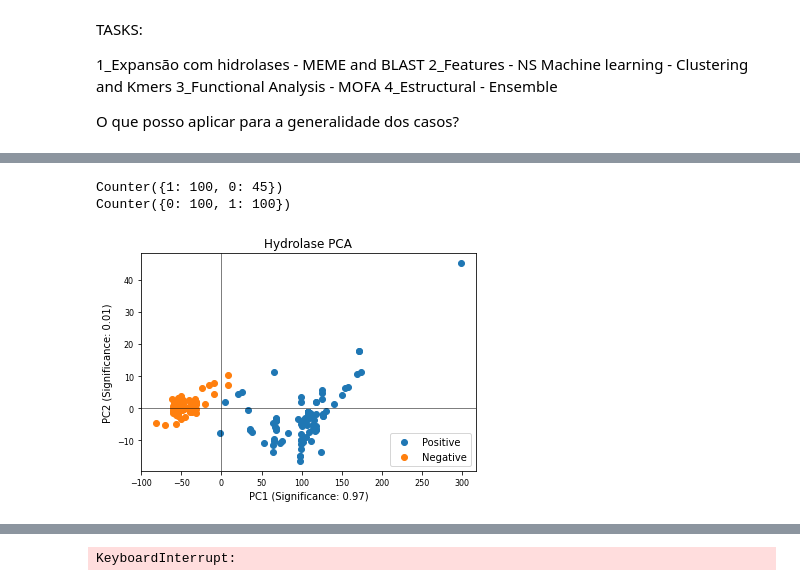
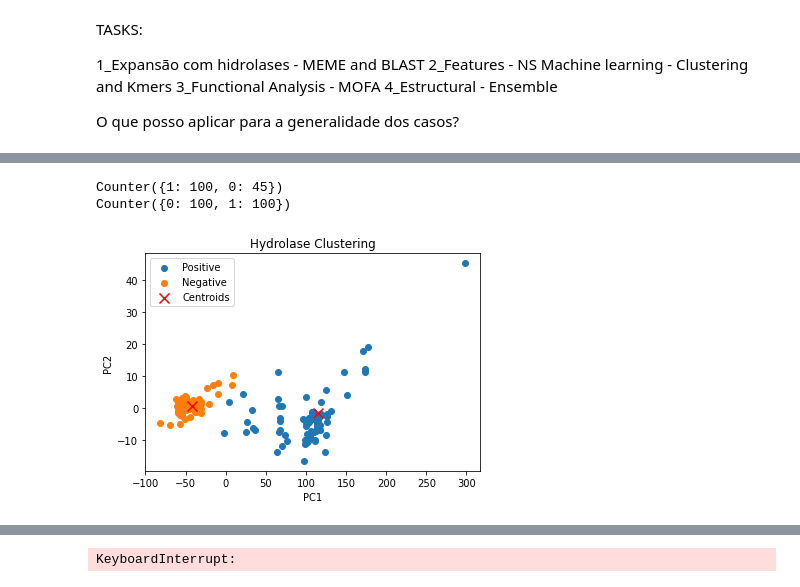
Before and after one commit to SLFM23/Project, a Jupyter notebook: ProjectCode.ipynb, the cells around one changed output, grey strips where cells are left out. Drawn from its saved outputs; the diff is of its cells as text; code cells hidden in the pictures.

Commit message:
MEME and Clust

```diff
--- a/ProjectCode.ipynb
+++ b/ProjectCode.ipynb
@@ -59,4 +59,6 @@ KeyboardInterrupt:
 # %%
+# Clustering
+
 from Bio import SeqIO
 import pandas as pd
 from sklearn.decomposition import PCA
@@ -64,6 +66,7 @@ from imblearn.over_sampling import SMOTE
 import matplotlib.pyplot as plt
 from collections import Counter
 from numpy import where
+from sklearn.cluster import KMeans
 
 # Extrair os descriptores
 def extract_descriptors(sequence):
@@ -95,7 +98,7 @@ negative_file = '/Users/Sergiomendes/Desktop/Project/data/notPET.fasta'
 df = create_dataframe(positive_file, negative_file)
 
 # Executar PCA
-pca = PCA(n_components=2)  # Set n_components to 2
+pca = PCA(n_components=2)  # Definir o número de componentes principais desejado
 descriptors = df['Descriptor'].values.tolist()
 pca_result = pca.fit_transform(descriptors)
 
@@ -114,50 +117,53 @@ y = df['Label'].values
 counter = Counter(y)
 print(counter)
 
+# Aplicar K-means
+kmeans = KMeans(n_clusters=2)  # Definir o número de clusters desejado
+kmeans.fit(X_resampled)
+
+# Obter os rótulos dos clusters
+kmeans_labels = kmeans.predict(X_resampled)
+
+# Criar um novo DataFrame para os rótulos do K-means
+kmeans_df = pd.DataFrame({'KMeansLabel': kmeans_labels})
+
+# Mesclar o DataFrame original com o DataFrame dos rótulos do K-means
+df = pd.concat([df, kmeans_df], axis=1)
+
 # Aplicar SMOTE de modo a gerar amostras sintéticas para os casos negativos
 oversample = SMOTE()
 X_resampled, y_resampled = oversample.fit_resample(X, y)
 
 # Sumarizar a nova distribuição de classes
 counter = Counter(y_resampled)
 print(counter)
 
 # Mapeamento das labels para as legendas desejadas
 label_legend_mapping = {0: 'Positive', 1: 'Negative'}
 
-# Visualizar o gráfico de dispersão
+# Visualizar o gráfico de dispersão com os clusters
 for label, _ in counter.items():
     row_ix = where(y_resampled == label)[0]
-    plt.scatter(X_resampled[row_ix, 0], X_resampled[row_ix, 1], label=label_legend_mapping[label])
+    plt.scatter(X_resampled[row_ix, 0], X_resampled[row_ix, 1],label=label_legend_mapping[label])
 
-#Título
-plt.title('Hydrolase PCA')
+# Visualizar os centroides dos clusters
+centroids = kmeans.cluster_centers_
+plt.scatter(centroids[:, 0], centroids[:, 1], marker='x', color='red', s=100, label='Centroids')
 
-# Legenda do eixo X
+
+# Título, rótulos dos eixos e legendas
+plt.title('Hydrolase Clustering')
 plt.xlabel('PC1')
-plt.xticks(fontsize=8)
-
-# Legenda do eixo Y
 plt.ylabel('PC2')
-plt.yticks(fontsize=8)
-
-# Eixos X e Y
-plt.axhline(0, color='black', linewidth=0.5)
-plt.axvline(0, color='black', linewidth=0.5)
-
-# Adicionar os valores de significância nos eixos
-plt.xlabel(f'PC1 (Significance: {explained_variance_ratio[0]:.2f})')
-plt.xticks(fontsize=8)
-plt.ylabel(f'PC2 (Significance: {explained_variance_ratio[1]:.2f})')
-plt.yticks(fontsize=8)
 plt.legend()
 
 # Salvar o gráfico
 save_path = '/Users/Sergiomendes/Desktop/Project/data/clustering_result.png'
 plt.savefig(save_path)
 
+# Mostrar o gráfico
 plt.show()
 # %% [output]
 Counter({1: 100, 0: 45})
 Counter({0: 100, 1: 100})
-[figure, old version]
+[figure, new version]
```
Also changed, not shown: parts of 4 cells of this notebook, 10 other files.
